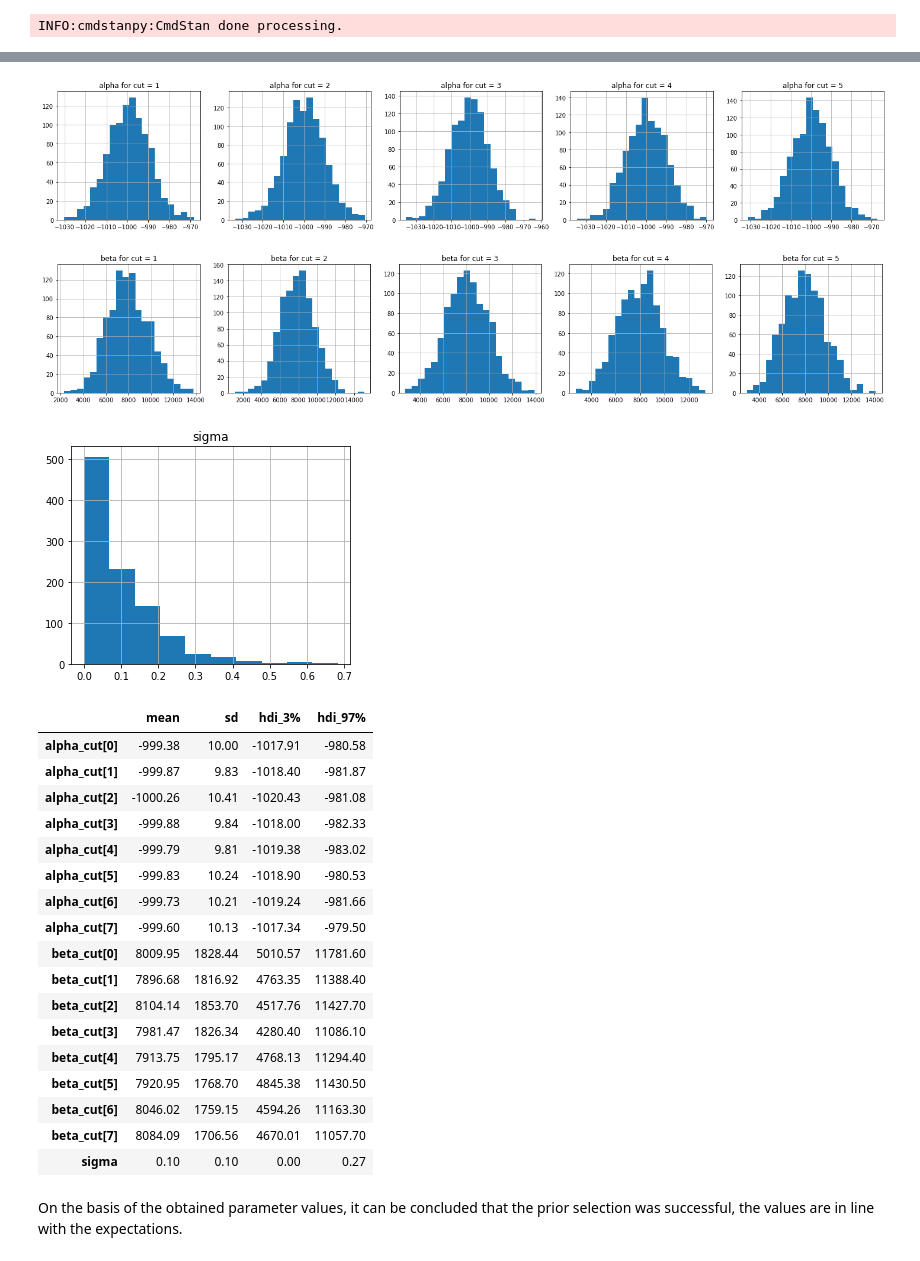
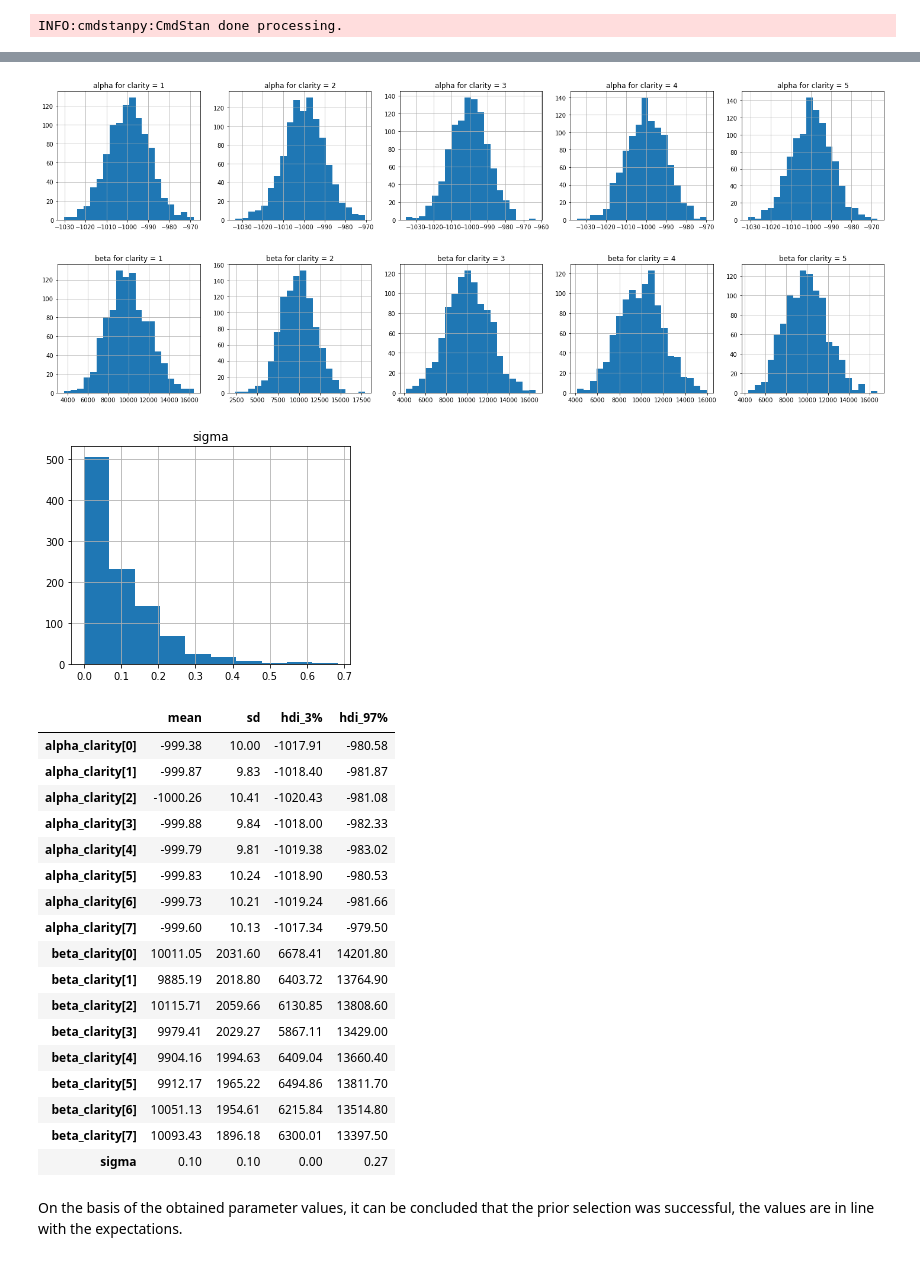
Before and after one commit to Mar-Ber/DA_DiamondModel, a Jupyter notebook: analysis.ipynb, the cells around one changed output, grey strips where cells are left out. Drawn from its saved outputs; the diff is of its cells as text; code cells hidden in the pictures.

```diff
--- a/analysis.ipynb
+++ b/analysis.ipynb
@@ -248,5 +247,5 @@ INFO:cmdstanpy:compiled model executable: E:\Programowanie\Microsoft VS Code Pro
 # %%
-data_sim={'N':len(df_trim), 'carat': df_trim.carat, 'cut': df_trim.clarity}
+data_sim={'N':len(df_trim), 'carat': df_trim.carat, 'clarity': df_trim.clarity}
 model_1_sim = model_1_ppc.sample(data=data_sim, iter_sampling=1000, iter_warmup=0, chains=1, refresh=1000, fixed_param=True, seed=12345678)
 # %% [output]
 INFO:cmdstanpy:CmdStan start processing
@@ -276,52 +254,52 @@ print(data)
 # %%
-alpha_cut_sim = pd.DataFrame(model_1_sim.stan_variable('alpha_cut'))
-beta_cut_sim = pd.DataFrame(model_1_sim.stan_variable('beta_cut'))
+alpha_clarity_sim = pd.DataFrame(model_1_sim.stan_variable('alpha_clarity'))
+beta_clarity_sim = pd.DataFrame(model_1_sim.stan_variable('beta_clarity'))
 sigma_sim = model_1_sim.stan_variable('sigma')
 price_sim = model_1_sim.stan_variable('price')
 
 fig, axs = plt.subplots(1,5)
 fig.set_size_inches(25, 4)
 for i in range(0,5):
-    axs[i].hist(alpha_cut_sim[i], bins=20)
-    axs[i].set_title(f"alpha for cut = {i+1}")
+    axs[i].hist(alpha_clarity_sim[i], bins=20)
+    axs[i].set_title(f"alpha for clarity = {i+1}")
     axs[i].grid()
 plt.show()
 
 fig, axs = plt.subplots(1,5)
 fig.set_size_inches(25, 4)
 for i in range(0,5):
-    axs[i].hist(beta_cut_sim[i], bins=20)
-    axs[i].set_title(f"beta for cut = {i+1}")
+    axs[i].hist(beta_clarity_sim[i], bins=20)
+    axs[i].set_title(f"beta for clarity = {i+1}")
     axs[i].grid()
 plt.show()
 
 plt.figure(figsize=[5, 4])
 plt.hist(sigma_sim)
 plt.title('sigma')
 plt.grid()
 plt.show()
 
-az.summary(model_1_sim, var_names=['alpha_cut', 'beta_cut', 'sigma'], round_to=2, kind='stats')
+az.summary(model_1_sim, var_names=['alpha_clarity', 'beta_clarity', 'sigma'], round_to=2, kind='stats')
 # %% [output]
 [figure]
-[figure, old version]
+[figure, new version]
 [figure]
 |  | mean | sd | hdi_3% | hdi_97% |
-| alpha_cut[0] | -999.38 | 10.00 | -1017.91 | -980.58 |
-| alpha_cut[1] | -999.87 | 9.83 | -1018.40 | -981.87 |
-| alpha_cut[2] | -1000.26 | 10.41 | -1020.43 | -981.08 |
-| alpha_cut[3] | -999.88 | 9.84 | -1018.00 | -982.33 |
-| alpha_cut[4] | -999.79 | 9.81 | -1019.38 | -983.02 |
-| alpha_cut[5] | -999.83 | 10.24 | -1018.90 | -980.53 |
-| alpha_cut[6] | -999.73 | 10.21 | -1019.24 | -981.66 |
-| alpha_cut[7] | -999.60 | 10.13 | -1017.34 | -979.50 |
-| beta_cut[0] | 8009.95 | 1828.44 | 5010.57 | 11781.60 |
-| beta_cut[1] | 7896.68 | 1816.92 | 4763.35 | 11388.40 |
-| beta_cut[2] | 8104.14 | 1853.70 | 4517.76 | 11427.70 |
-| beta_cut[3] | 7981.47 | 1826.34 | 4280.40 | 11086.10 |
-| beta_cut[4] | 7913.75 | 1795.17 | 4768.13 | 11294.40 |
-| beta_cut[5] | 7920.95 | 1768.70 | 4845.38 | 11430.50 |
-| beta_cut[6] | 8046.02 | 1759.15 | 4594.26 | 11163.30 |
-| beta_cut[7] | 8084.09 | 1706.56 | 4670.01 | 11057.70 |
+| alpha_clarity[0] | -999.38 | 10.00 | -1017.91 | -980.58 |
+| alpha_clarity[1] | -999.87 | 9.83 | -1018.40 | -981.87 |
+| alpha_clarity[2] | -1000.26 | 10.41 | -1020.43 | -981.08 |
+| alpha_clarity[3] | -999.88 | 9.84 | -1018.00 | -982.33 |
+| alpha_clarity[4] | -999.79 | 9.81 | -1019.38 | -983.02 |
+| alpha_clarity[5] | -999.83 | 10.24 | -1018.90 | -980.53 |
+| alpha_clarity[6] | -999.73 | 10.21 | -1019.24 | -981.66 |
+| alpha_clarity[7] | -999.60 | 10.13 | -1017.34 | -979.50 |
+| beta_clarity[0] | 10011.05 | 2031.60 | 6678.41 | 14201.80 |
+| beta_clarity[1] | 9885.19 | 2018.80 | 6403.72 | 13764.90 |
+| beta_clarity[2] | 10115.71 | 2059.66 | 6130.85 | 13808.60 |
+| beta_clarity[3] | 9979.41 | 2029.27 | 5867.11 | 13429.00 |
+| beta_clarity[4] | 9904.16 | 1994.63 | 6409.04 | 13660.40 |
+| beta_clarity[5] | 9912.17 | 1965.22 | 6494.86 | 13811.70 |
+| beta_clarity[6] | 10051.13 | 1954.61 | 6215.84 | 13514.80 |
+| beta_clarity[7] | 10093.43 | 1896.18 | 6300.01 | 13397.50 |
 | sigma | 0.10 | 0.10 | 0.00 | 0.27 |
 # %% [markdown]
```
Also changed, not shown: parts of 19 cells of this notebook, 8 other files.
